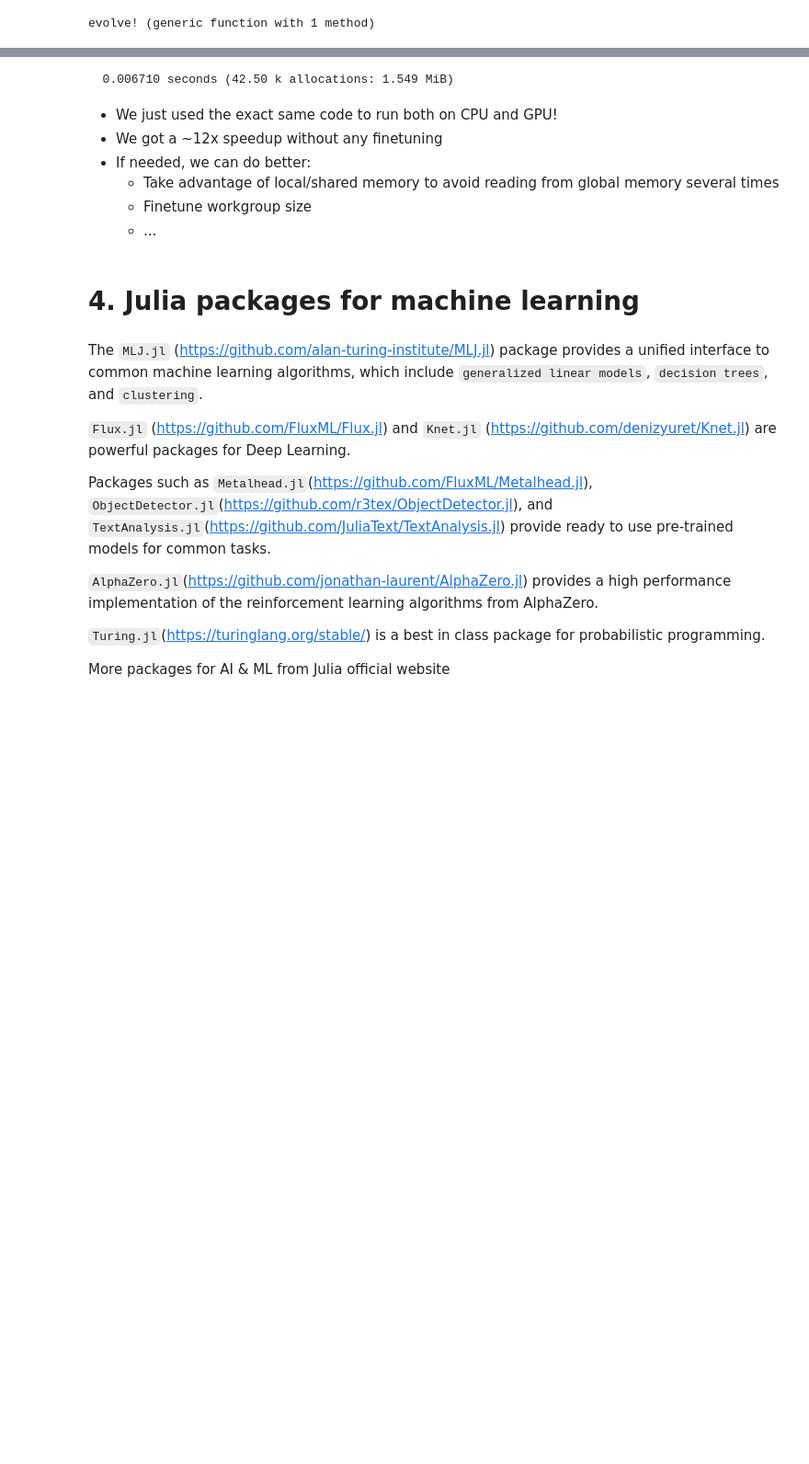
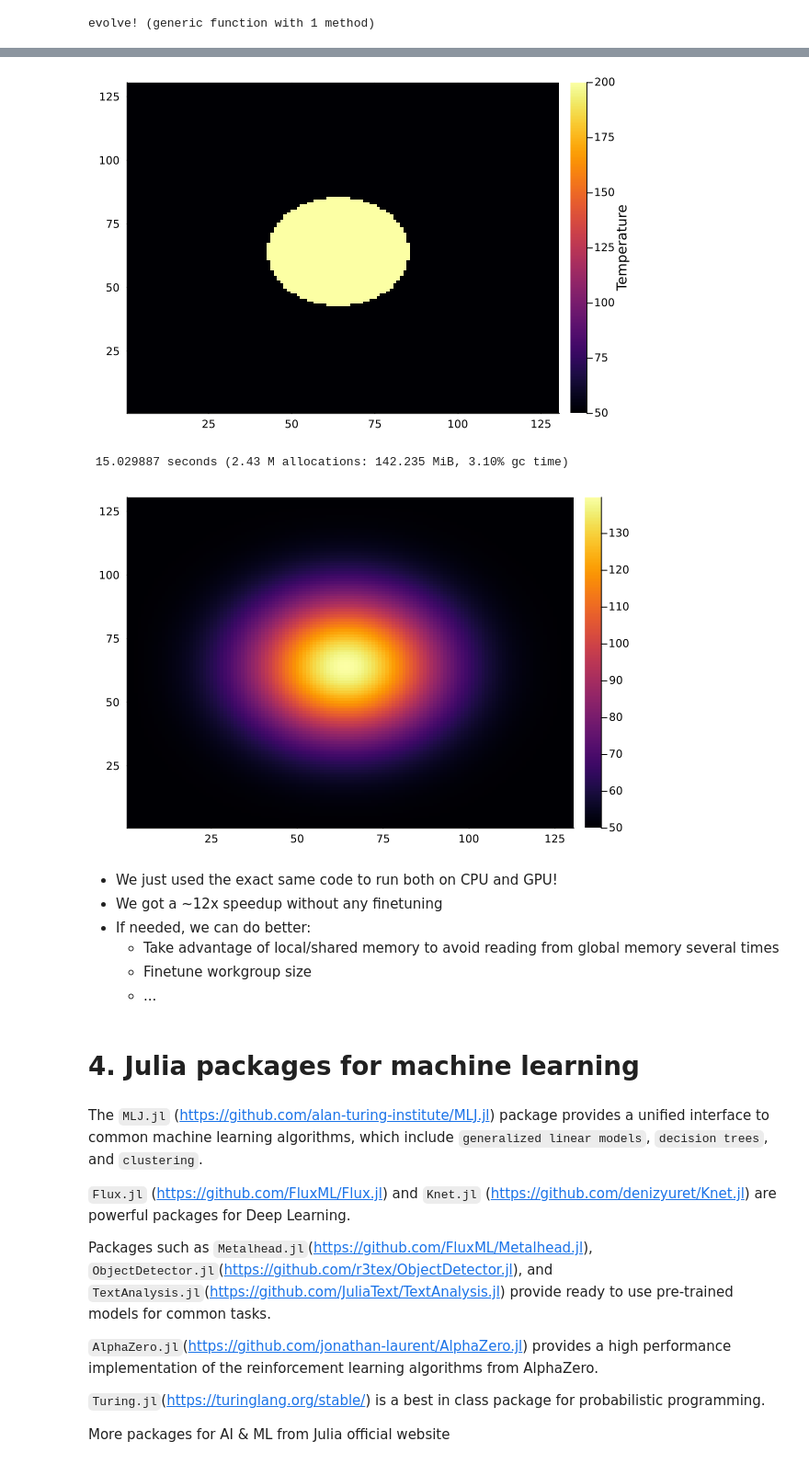
Before and after one commit to setmar/gpu-short-course, a Jupyter notebook: Webinar_Julia.ipynb, the cells around one changed output, grey strips where cells are left out. Shown at 92% size. Saved outputs shown, nothing was run; the diff lists cells and outputs as text; code cells hidden in the pictures; blank space fills up the shorter version.

```diff
--- a/Webinar_Julia.ipynb
+++ b/Webinar_Julia.ipynb
@@ -590,35 +633,37 @@ end
 # %%
 # Now let's do the same thing on GPU
 T = zeros(N+2,N+2) .+ T_domain # Initial condition everywhere
 # Now we can add our hot disk
 r²= (N/6)^2
 for i = 1:N+2
     for j = 1:N+2
         ds² = (i - N/2)^2 + (j - N/2)^2
         if ds² < r²
             T[i,j] = T_disk
         end
     end
 end
 
 T_prev = copy(T); # We will need the old timestep to do time marching
 
 #T_d = ROCArray(T);
 #T_prev_d = ROCArray(T_prev);
 T_d = CuArray(T);
 T_prev_d = CuArray(T_prev);
-#display(heatmap(T, colorbar_title="Temperature"))
+display(heatmap(T, colorbar_title="Temperature"))
 @time for i=1:nsteps
     evolve!(T_d, T_prev_d, dx, dy, α, dt, N)
-    #heatmap!(T)
+    heatmap!(T)
     tmp_d = T_d;
     T_d = T_prev_d;
     T_prev_d = tmp_d; # Swap T and T_prev
-    #next!(p)
+    next!(p)
 end
-#display(heatmap(Array(T_d)))
+display(heatmap(Array(T_d)))
 # %% [output]
+[figure, added]
-  0.006710 seconds (42.50 k allocations: 1.549 MiB)
+ 15.029887 seconds (2.43 M allocations: 142.235 MiB, 3.10% gc time)
+[figure, added]
 # %% [markdown]
 - We just used the exact same code to run both on CPU and GPU!
 - We got a ~12x speedup without any finetuning
```
Also changed, not shown: parts of 10 cells of this notebook.
